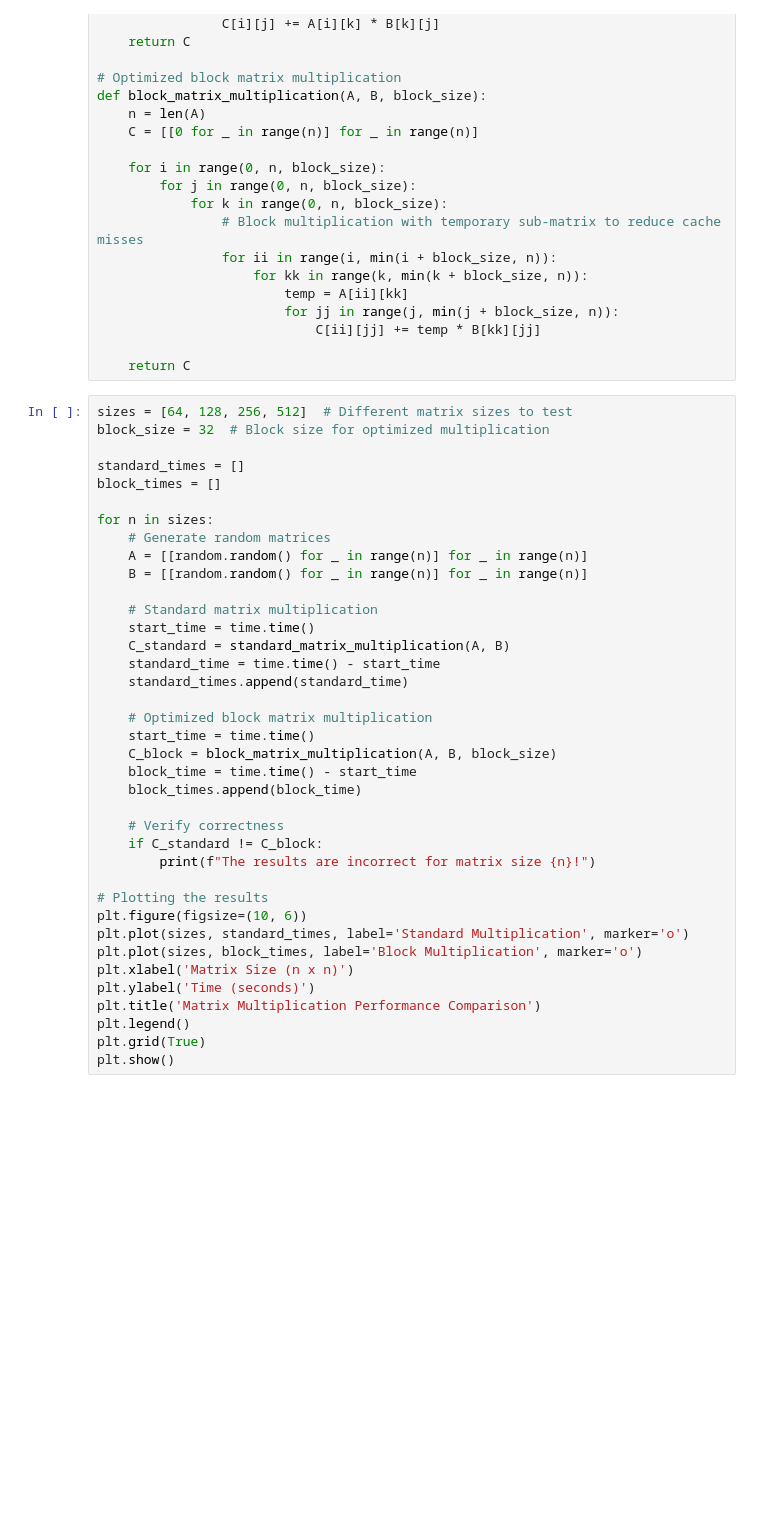
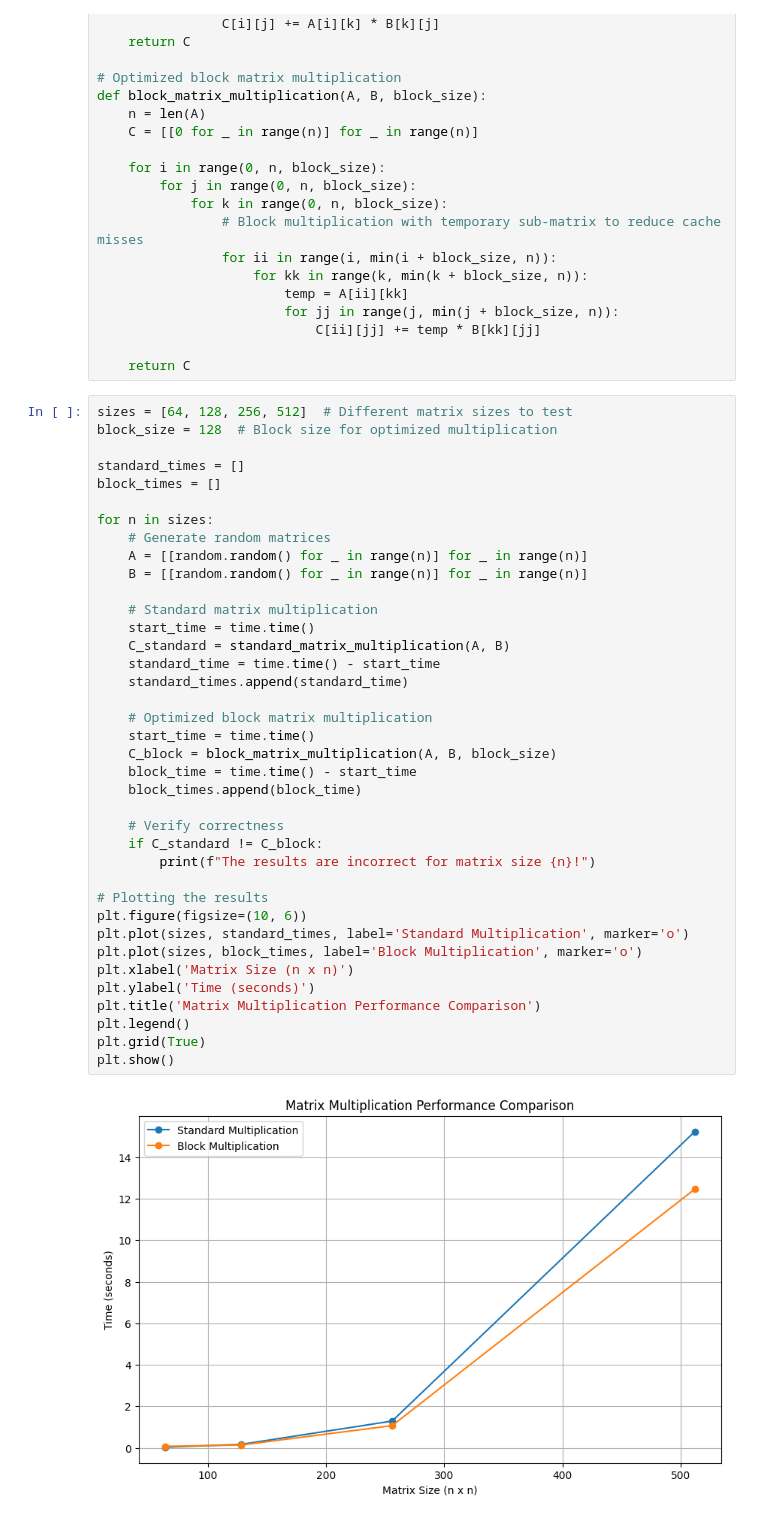
Before and after one commit to nturumella12274-ucumberlands/MSCS-532-A01-Project, a Jupyter notebook: code/project.ipynb, the cells around one changed output. Saved outputs shown, nothing was run; the diff lists cells and outputs as text; blank space fills up the shorter version.

```diff
--- a/code/project.ipynb
+++ b/code/project.ipynb
@@ -31,7 +31,7 @@ def block_matrix_multiplication(A, B, block_size):
     return C
 # %%
 sizes = [64, 128, 256, 512]  # Different matrix sizes to test
-block_size = 32  # Block size for optimized multiplication
+block_size = 128  # Block size for optimized multiplication
 
 standard_times = []
 block_times = []
@@ -40,30 +40,32 @@ for n in sizes:
     # Generate random matrices
     A = [[random.random() for _ in range(n)] for _ in range(n)]
     B = [[random.random() for _ in range(n)] for _ in range(n)]
 
     # Standard matrix multiplication
     start_time = time.time()
     C_standard = standard_matrix_multiplication(A, B)
     standard_time = time.time() - start_time
     standard_times.append(standard_time)
 
     # Optimized block matrix multiplication
     start_time = time.time()
     C_block = block_matrix_multiplication(A, B, block_size)
     block_time = time.time() - start_time
     block_times.append(block_time)
 
     # Verify correctness
     if C_standard != C_block:
         print(f"The results are incorrect for matrix size {n}!")
 
 # Plotting the results
 plt.figure(figsize=(10, 6))
 plt.plot(sizes, standard_times, label='Standard Multiplication', marker='o')
 plt.plot(sizes, block_times, label='Block Multiplication', marker='o')
 plt.xlabel('Matrix Size (n x n)')
 plt.ylabel('Time (seconds)')
 plt.title('Matrix Multiplication Performance Comparison')
 plt.legend()
 plt.grid(True)
 plt.show()
+# %% [output]
+[figure, added]
```
Also changed, not shown: 2 other files.
